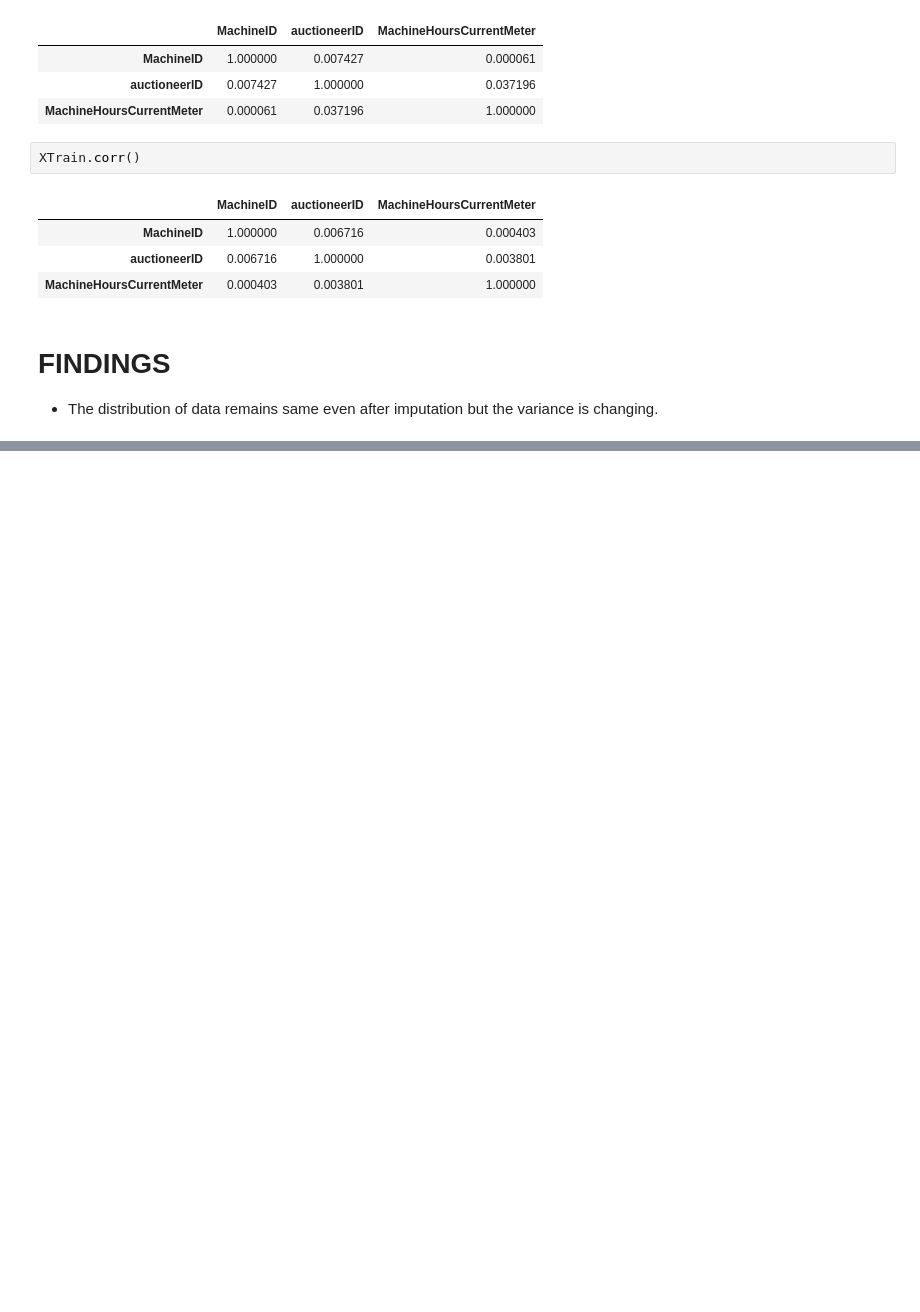
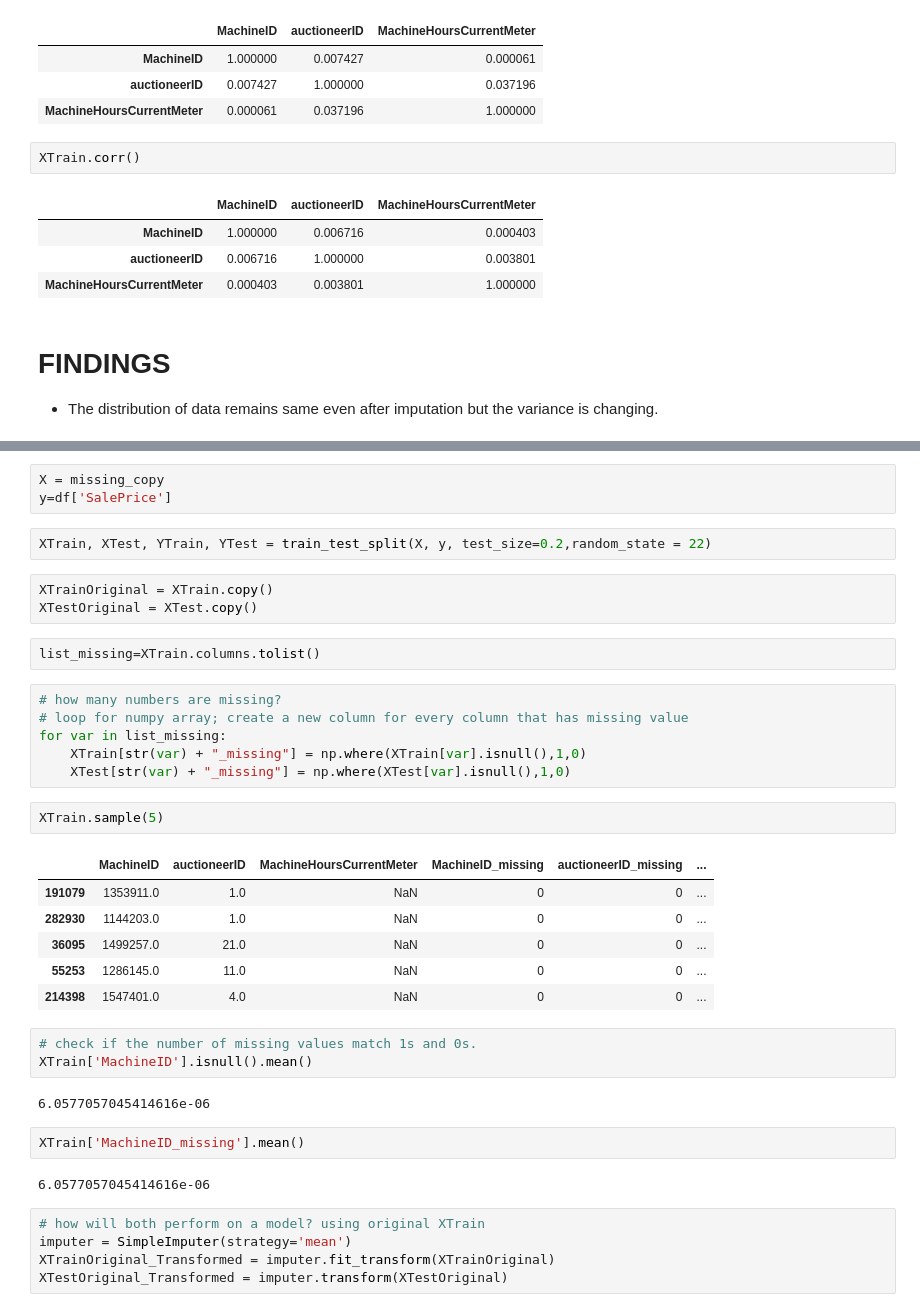
Before and after one commit to TROISTROIS/BLUE-BOOK-FOR-BULLDOZERS, a Jupyter notebook: blue-book-for-bulldozers.ipynb, the cells around one changed output, grey strips where cells are left out. Saved outputs shown, nothing was run; the diff lists cells and outputs as text; blank space fills up the shorter version.

Commit message:
Kaggle Notebook | Blue Book for Bulldozers | Impute with missing indicator

```diff
--- a/blue-book-for-bulldozers.ipynb
+++ b/blue-book-for-bulldozers.ipynb
@@ -849,0 +883,39 @@ XTrain.corr()
+# %%
+X = missing_copy
+y=df['SalePrice']
+# %%
+XTrain, XTest, YTrain, YTest = train_test_split(X, y, test_size=0.2,random_state = 22)
+# %%
+XTrainOriginal = XTrain.copy()
+XTestOriginal = XTest.copy()
+# %%
+list_missing=XTrain.columns.tolist()
+# %%
+# how many numbers are missing?
+# loop for numpy array; create a new column for every column that has missing value
+for var in list_missing:
+    XTrain[str(var) + "_missing"] = np.where(XTrain[var].isnull(),1,0)
+    XTest[str(var) + "_missing"] = np.where(XTest[var].isnull(),1,0)
+# %%
+XTrain.sample(5)
+# %% [output]
+|  | MachineID | auctioneerID | MachineHoursCurrentMeter | MachineID_missing | auctioneerID_missing | ... |
+| 191079 | 1353911.0 | 1.0 | NaN | 0 | 0 | ... |
+| 282930 | 1144203.0 | 1.0 | NaN | 0 | 0 | ... |
+| 36095 | 1499257.0 | 21.0 | NaN | 0 | 0 | ... |
+| 55253 | 1286145.0 | 11.0 | NaN | 0 | 0 | ... |
+| 214398 | 1547401.0 | 4.0 | NaN | 0 | 0 | ... |
+# %%
+# check if the number of missing values match 1s and 0s.
+XTrain['MachineID'].isnull().mean()
+# %% [output]
+6.0577057045414616e-06
+# %%
+XTrain['MachineID_missing'].mean()
+# %% [output]
+6.0577057045414616e-06
+# %%
+# how will both perform on a model? using original XTrain
+imputer = SimpleImputer(strategy='mean')
+XTrainOriginal_Transformed = imputer.fit_transform(XTrainOriginal)
+XTestOriginal_Transformed = imputer.transform(XTestOriginal)
```
Also changed, not shown: parts of 25 cells of this notebook.
